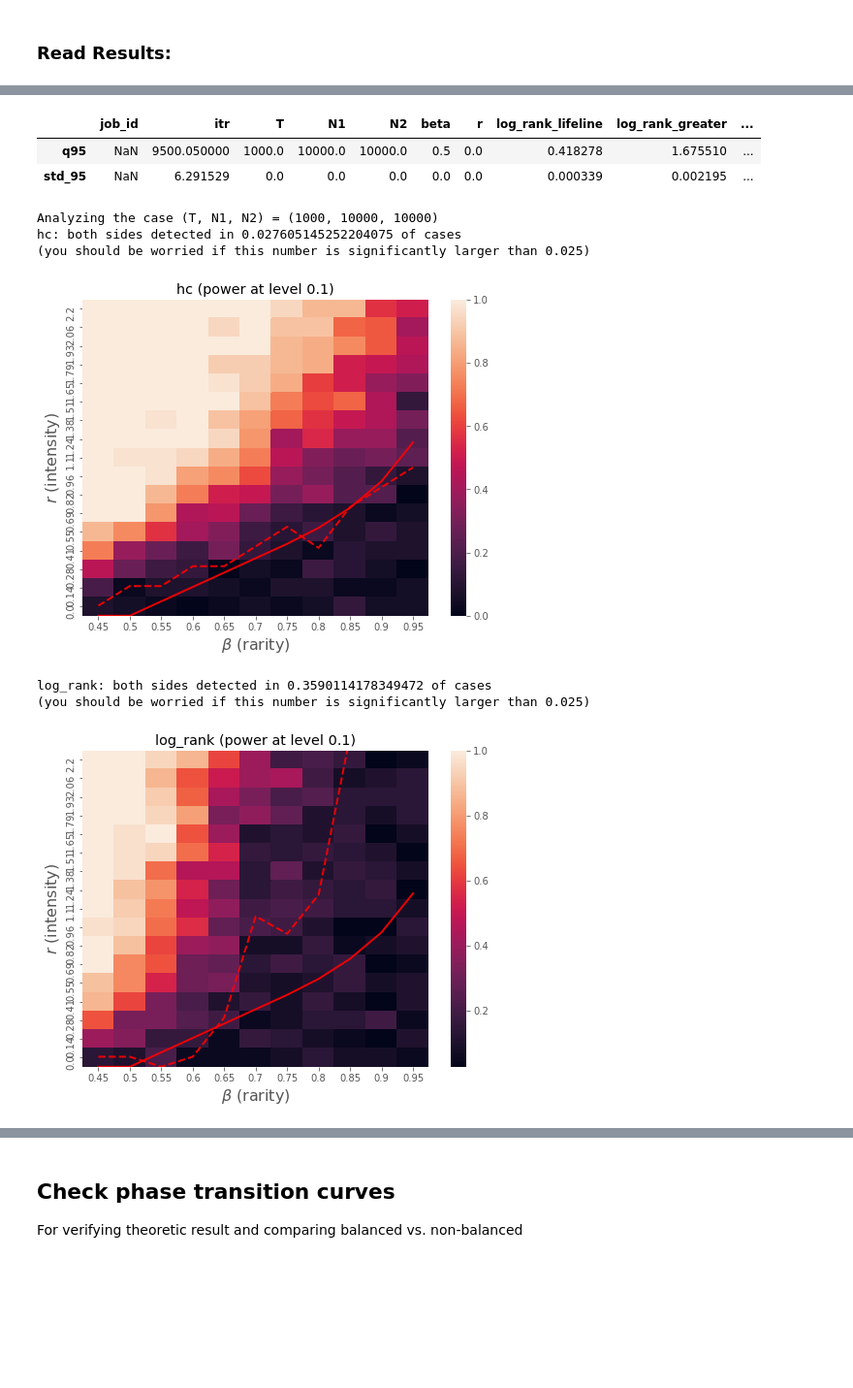
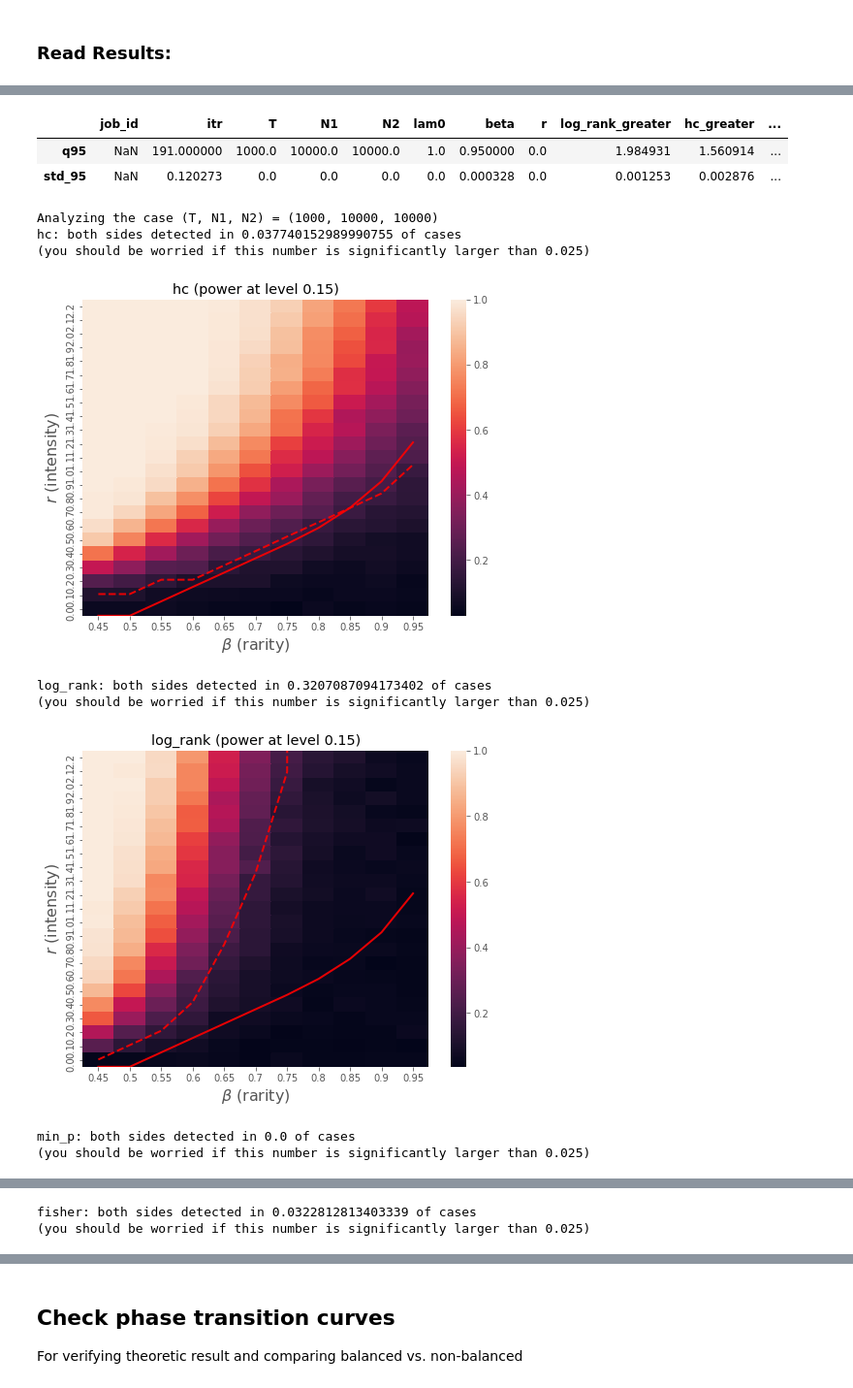
Before and after one commit to alonkipnis/HCHG, a Jupyter notebook: illustrate_phase_diagram.ipynb, the cells around one changed output, grey strips where cells are left out. Shown at 97% size. Cells and saved outputs as stored; diff of their text form; code cells hidden in the pictures; blank space fills up the shorter version.

```diff
--- a/illustrate_phase_diagram.ipynb
+++ b/illustrate_phase_diagram.ipynb
@@ -41,13 +41,14 @@ def q80(x):
 # %% [markdown]
 ### Read Results:
 # %%
-data_null = pd.read_csv("./results/results_null_T1000.csv").filter(regex = '^((?!Unnamed).)*$')
+data_null = pd.read_csv("./results/merged.csv").filter(regex = '^((?!Unnamed).)*$')
 #data_null = pd.read_csv("./results_-3152.csv").filter(regex = '^((?!Unnamed).)*$')
 #results = pd.read_csv("./results/results_32034.csv").filter(regex = '^((?!Unnamed).)*$')
-results = pd.read_csv("results_69726.csv").filter(regex = '^((?!Unnamed).)*$')
+results = pd.read_csv("./results/merged.csv").filter(regex = '^((?!Unnamed).)*$')
 #results = pd.read_csv("./test.csv").filter(regex = '^((?!Unnamed).)*$')
 
 out_filename = 'fig'
+data_null = results
 df0 = data_null[data_null.r == 0]
 df1 = results
 # %%
@@ -59,6 +60,7 @@ def fit_sigmoid(xdata, ydata):
 
     popt, pcov = curve_fit(sigmoid, xdata, ydata, [.5, 1], method="lm")
     return popt
+
 
 def sigmoid_intercept(xdata, binary_vector):
     """
@@ -77,7 +79,8 @@ def rhos(be, sigma=1):
          ret = (1 - sigma*np.sqrt(1 - be))**2 * (be > 1 - 1/sigma**2)
     return np.maximum(ret, 0)
 
-def compute_power(df, tcrit):
+
+def compute_power(df, tcrit, level=0.05):
     bb = df['beta'].unique()
     rr = df['r'].unique()
 
@@ -109,6 +112,6 @@ def stdn(x):
 
 df0.agg([q95, std_95])
 # %% [output]
-|  | job_id | itr | T | N1 | N2 | beta | r | log_rank_lifeline | log_rank_greater | ... |
-| q95 | NaN | 9500.050000 | 1000.0 | 10000.0 | 10000.0 | 0.5 | 0.0 | 0.418278 | 1.675510 | ... |
-| std_95 | NaN | 6.291529 | 0.0 | 0.0 | 0.0 | 0.0 | 0.0 | 0.000339 | 0.002195 | ... |
+|  | job_id | itr | T | N1 | N2 | lam0 | beta | r | log_rank_greater | hc_greater | ... |
+| q95 | NaN | 191.000000 | 1000.0 | 10000.0 | 10000.0 | 1.0 | 0.950000 | 0.0 | 1.984931 | 1.560914 | ... |
+| std_95 | NaN | 0.120273 | 0.0 | 0.0 | 0.0 | 0.0 | 0.000328 | 0.0 | 0.001253 | 0.002876 | ... |
@@ -128,11 +129,11 @@ Args:
 """
 
 params = ['itr', 'T', 'N1', 'N2', 'r', 'beta']
-tests = ['hc', 'log_rank'] #, 'min_p', 'berk_jones', 'wilcoxon', 'fisher']
+tests = ['hc', 'log_rank', 'min_p', 'fisher'] #, 'min_p', 'berk_jones', 'wilcoxon', 'fisher']
 tests_vars = [c for c in df0.columns if c not in params and 'Unnamed' not in c]
 
 global_params = ['T', 'N1', 'N2']
-level = 0.1
+level = 0.15
 tcrit = df0.groupby(global_params).agg(lambda x : quantile(x, 1-level))
 
 level_bin = 0.05
@@ -144,6 +145,7 @@ bad_side = 'less'
 for c in df1.groupby(global_params):
     print(f"Analyzing the case (T, N1, N2) = {c[0]}")
     dfc = c[1]
+    nMonte = dfc['itr'].max()
 
     for tsn in tests:
         name_good = tsn + '_' + good_side
@@ -184,34 +186,36 @@ for c in df1.groupby(global_params):
             substentiality_indicator_r = binom_pvals < level_bin
             if substentiality_indicator_r[-1] == False:
                 rcrit[i] = 100
             elif np.sum(substentiality_indicator_r) == 0:
                 rcrit[i] = 100
             else:
                 rc = sigmoid_intercept(rr, substentiality_indicator_r)
                 rcrit[i] = np.minimum(np.maximum(rc, 0), 2.3)
 
 
         plt.figure()
 
         g = seaborn.heatmap(mat[:,::-1].T)
         plt.title(f"{tsn} (power at level {level})")
         g.set_xticklabels(bb)
         g.set_xlabel(r'$\beta$ (rarity)', fontsize=16)
         g.set_ylabel(r'$r$ (intensity)', fontsize=16)
         g.set_yticklabels(np.round(rr[::-1],2))
 
         g.plot(np.arange(len(bb))+.5, r2grid(rcrit), '--r', linewidth=2, alpha = .9)
         #g.plot(b2grid(bcrit[::-1])+ .5, np.arange(len(rr)), '--b', linewidth=2, alpha = .9)
         g.plot(np.arange(len(bb))+.5, r2grid(2*rhos(bb)), 'r', linewidth=2, alpha=.9)
 
         fn = out_filename + tsn + ".png"
         plt.savefig(fn)
         plt.show()
 # %% [output]
 Analyzing the case (T, N1, N2) = (1000, 10000, 10000)
-hc: both sides detected in 0.027605145252204075 of cases
+hc: both sides detected in 0.037740152989990755 of cases
 (you should be worried if this number is significantly larger than 0.025)
-[figure, old version]
+[figure, new version]
-log_rank: both sides detected in 0.3590114178349472 of cases
+log_rank: both sides detected in 0.3207087094173402 of cases
 (you should be worried if this number is significantly larger than 0.025)
-[figure, old version]
+[figure, new version]
+min_p: both sides detected in 0.0 of cases
+(you should be worried if this number is significantly larger than 0.025)
@@ -217,0 +223,2 @@ log_rank: both sides detected in 0.3590114178349472 of cases
+fisher: both sides detected in 0.0322812813403339 of cases
+(you should be worried if this number is significantly larger than 0.025)
```
Also changed, not shown: parts of 18 cells of this notebook, 15 other files.
